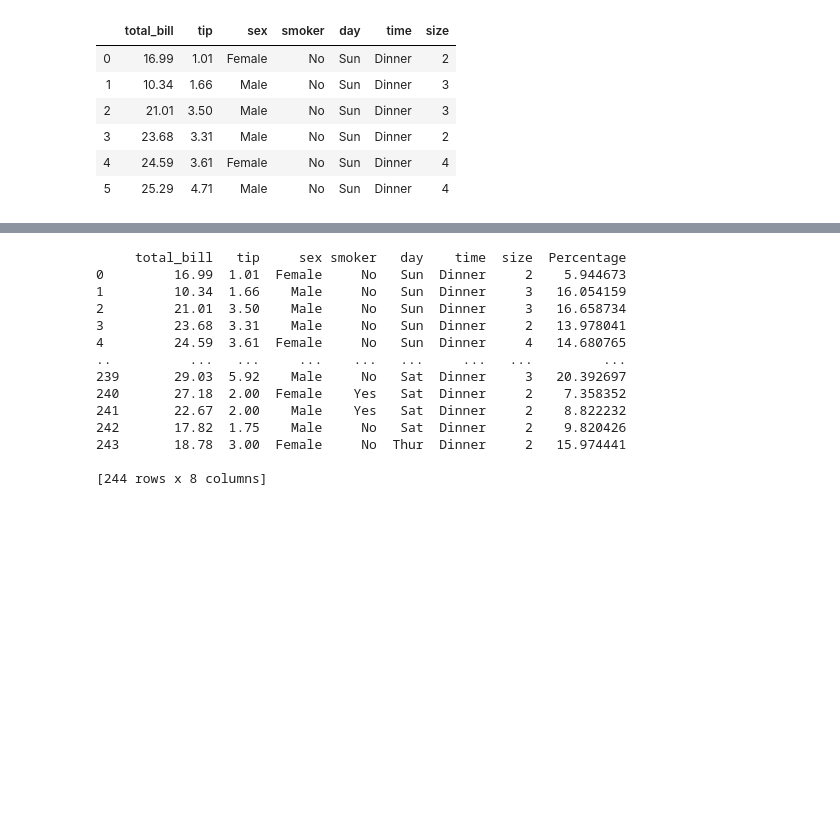
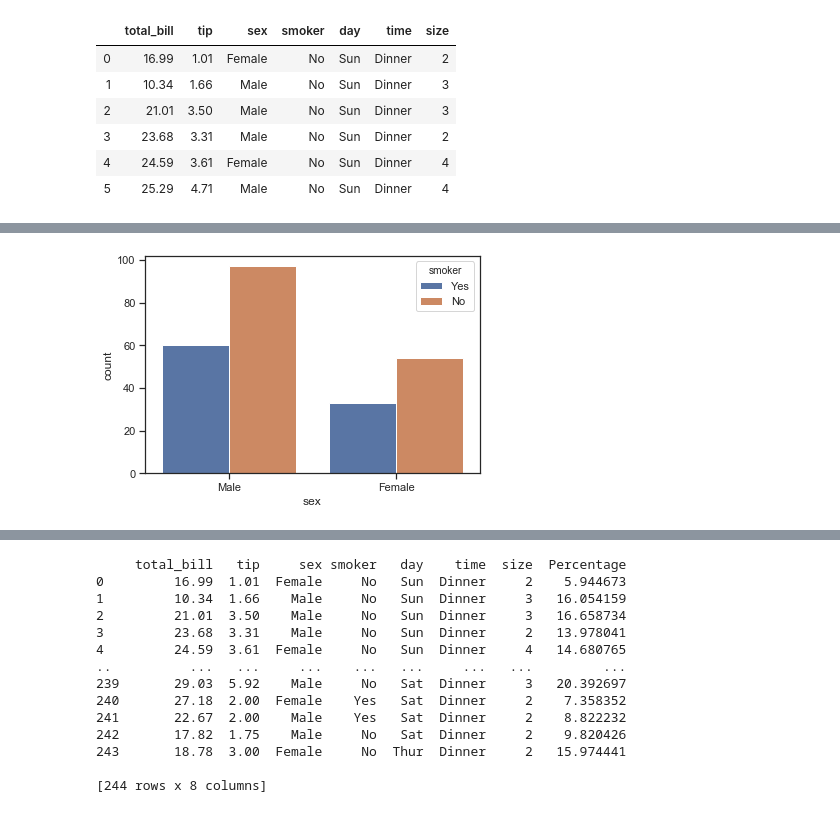
Before and after one commit to kmieluu/Collatz, a Jupyter notebook: Fundamentals of Data Analysis.ipynb, the cells around one changed output, grey strips where cells are left out. Drawn from its saved outputs; the diff is of its cells as text; code cells hidden in the pictures; blank space fills up the shorter version.

Commit message:
Added into notebook pairplots and countplots to better understand the set of data.

```diff
--- a/Fundamentals of Data Analysis.ipynb
+++ b/Fundamentals of Data Analysis.ipynb
@@ -52,0 +61,4 @@ import seaborn as sns
+# %%
+ax = sns.countplot(x="sex", hue = 'smoker', data=tips)
+# %% [output]
+[figure, added]
```
Also changed, not shown: parts of 16 cells of this notebook, 1 other file.
